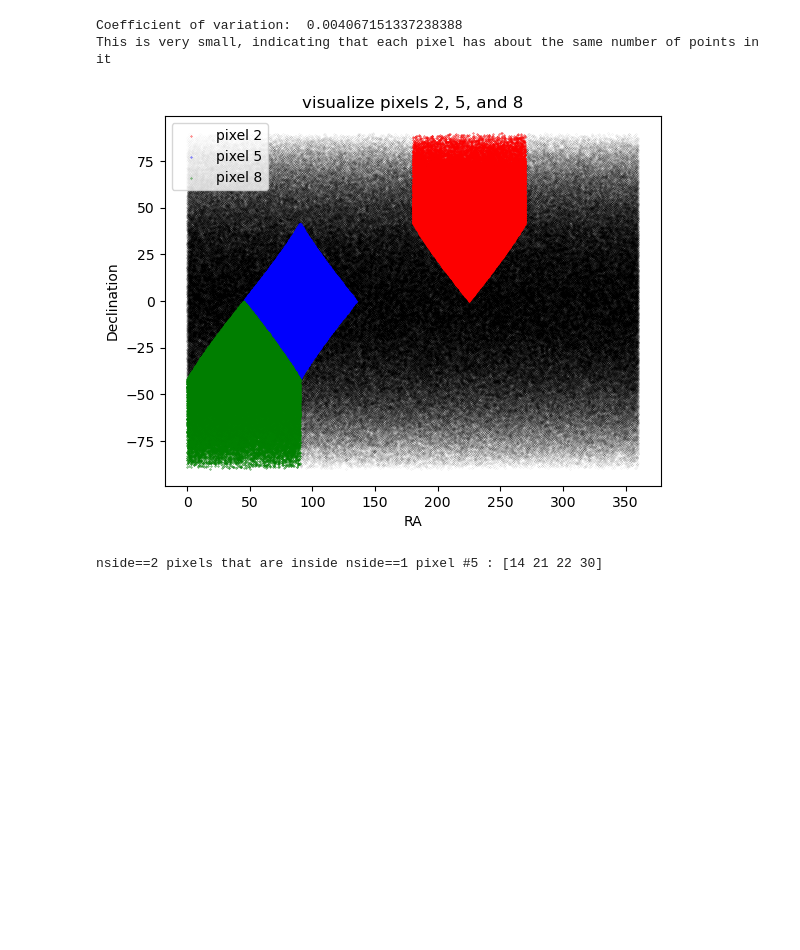
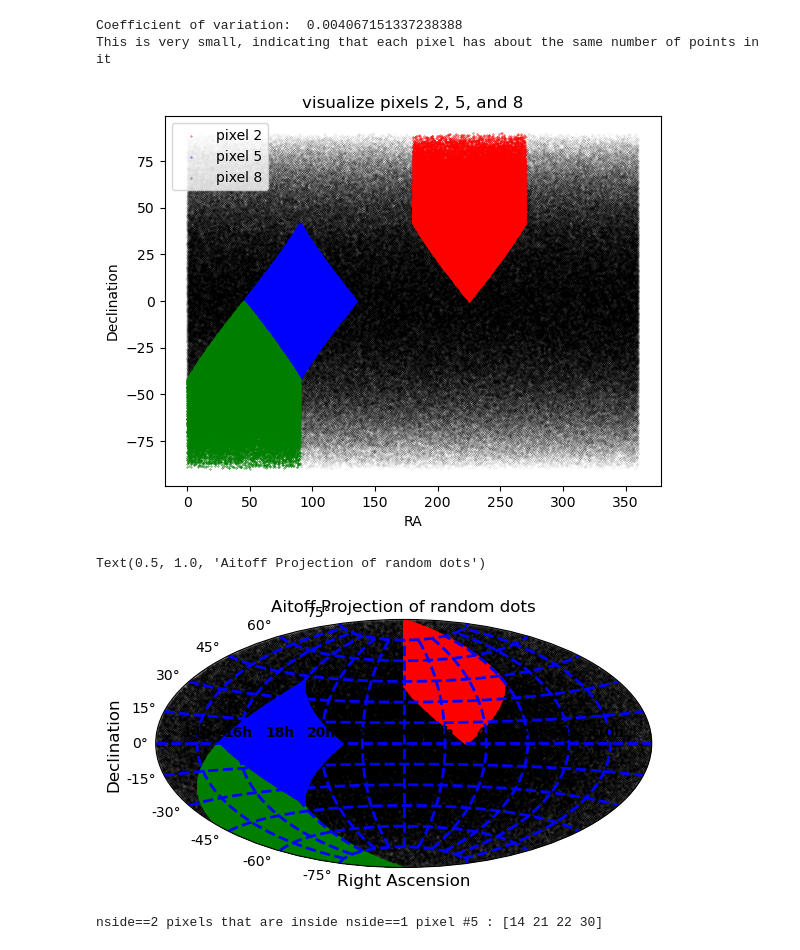
Before and after one commit to TaylorJuchau/ASTR5160, a Jupyter notebook: Week5/Class9_notebook.ipynb, the cells around one changed output. Saved outputs shown, nothing was run; the diff lists cells and outputs as text; code cells hidden in the pictures; blank space fills up the shorter version.

```diff
--- a/Week5/Class9_notebook.ipynb
+++ b/Week5/Class9_notebook.ipynb
@@ -36,36 +36,35 @@ This is very small, indicating that each pixel has about the same number of poin
 # %%
 #Python task #4 plot pixels 2, 5 and 8
 ii = in_pixel == 2 #TJ find indices that are in pixel #2
 v = in_pixel == 5 #TJ find indices that are in pixel #5
 viii = in_pixel == 8 #TJ find indices that are in pixel #8
 plt.scatter(ra, dec, s=0.001, color = 'black')
 plt.scatter(ra[ii], dec[ii], s = 0.1, color = 'red', label = 'pixel 2')
 plt.scatter(ra[v], dec[v], s = 0.1, color = 'blue', label = 'pixel 5')
 plt.scatter(ra[viii], dec[viii], s = 0.1, color = 'green', label = 'pixel 8')
 plt.xlabel('RA')
 plt.ylabel('Declination')
 plt.title('visualize pixels 2, 5, and 8')
 plt.legend(loc = 'upper left')
 plt.show()
 
 
-#TJ Tried finding where this pixels are on a sphere, but this doesnt look right...
-'''fig = plt.figure()
+fig = plt.figure()
 ax = fig.add_subplot(111, projection="aitoff")
-ax.scatter(ra, dec, s=0.001, color = 'black')
-ax.scatter(ra[ii], dec[ii], s = 0.1, color = 'red', label = 'pixel 2')
-ax.scatter(ra[v], dec[v], s = 0.1, color = 'blue', label = 'pixel 5')
-ax.scatter(ra[viii], dec[viii], s = 0.1, color = 'green', label = 'pixel 8')
+ax.scatter((ra-180)*np.pi/180, dec*np.pi/180, s=0.001, color = 'black')
+ax.scatter((ra[ii]-180)*np.pi/180, dec[ii]*np.pi/180, s = 0.1, color = 'red', label = 'pixel 2')
+ax.scatter((ra[v]-180)*np.pi/180, dec[v]*np.pi/180, s = 0.1, color = 'blue', label = 'pixel 5')
+ax.scatter((ra[viii]-180)*np.pi/180, dec[viii]*np.pi/180, s = 0.1, color = 'green', label = 'pixel 8')
 xlab = ['14h','16h','18h','20h','22h','0h','2h','4h','6h','8h','10h']
 ax.set_xticklabels(xlab, weight=600)
 ax.grid(color='blue', linestyle='--', linewidth=2)
 ax.set_xlabel("Right Ascension", fontsize=12)
 ax.set_ylabel("Declination", fontsize=12)
 ax.set_title("Aitoff Projection of random dots", fontsize=12)
-ax.legend(loc = 'lower left')'''
-print('') #TJ just to avoid printing that whole commented out section
 # %% [output]
 [figure]
+Text(0.5, 1.0, 'Aitoff Projection of random dots')
+[figure, added]
 # %%
 #Python task #5 go to nside tier 2
 smaller_nside = 2 #TJ Assign nside number for pixel size
```
Also changed, not shown: 3 other files.
